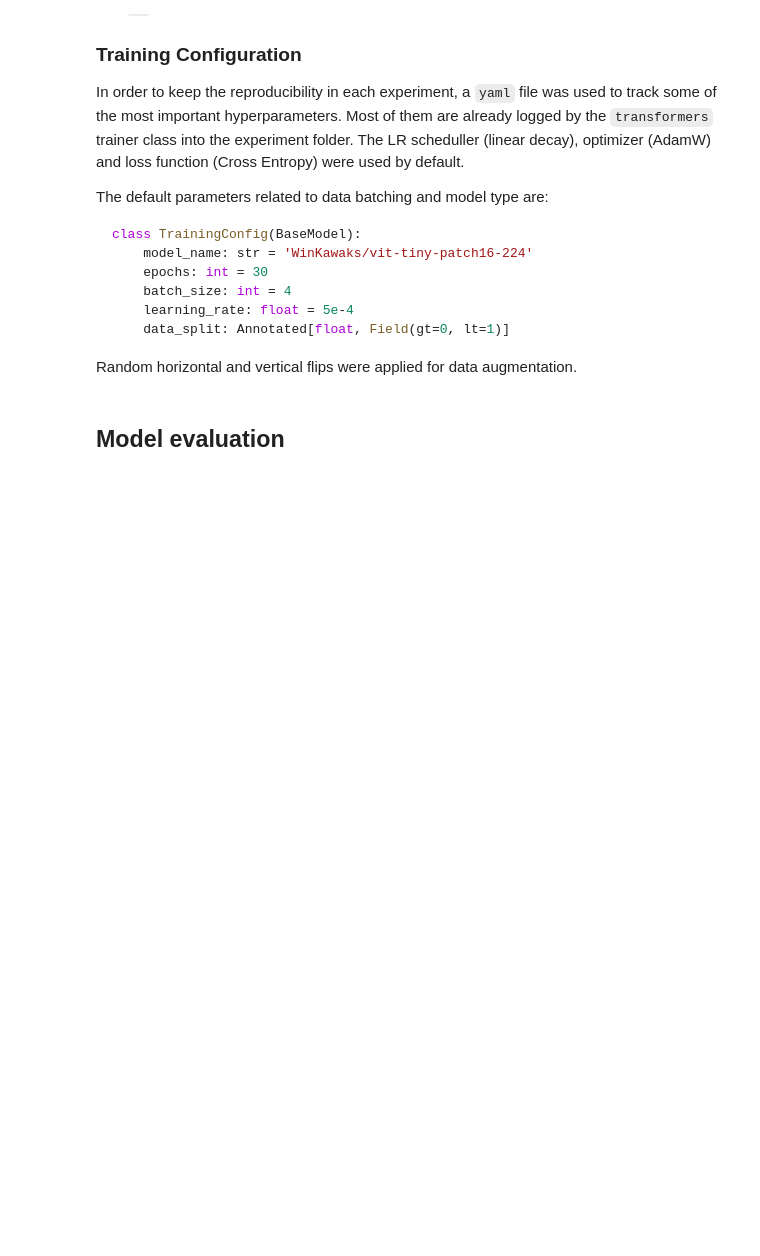
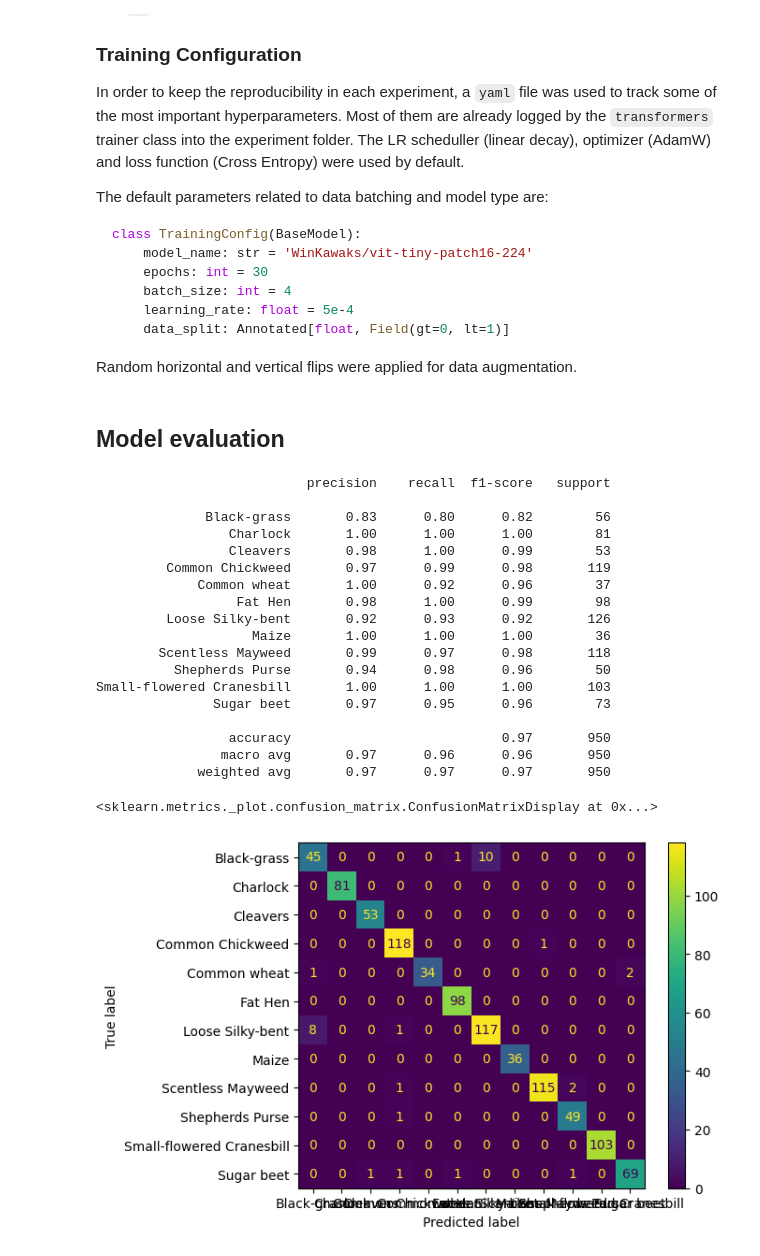
Before and after one commit to maximdorogov/vit-for-multiclass-image-classification, a Jupyter notebook: tryolabs_report.ipynb, the cells around one changed output. Drawn from its saved outputs; the diff is of its cells as text; code cells hidden in the pictures; blank space fills up the shorter version.

```diff
--- a/tryolabs_report.ipynb
+++ b/tryolabs_report.ipynb
@@ -177,28 +177,49 @@ Random horizontal and vertical flips were applied for data augmentation.
 # %%
 from classification_models import GrassClassificationModel
 from torch.utils.data import DataLoader
 from sklearn.metrics import classification_report
 from sklearn.metrics import ConfusionMatrixDisplay
 from utils.utils import EvalDataset, collate_fn
 
-val_data_path = './models/vit_tiny_10/val_data.csv'
+val_data_path = './vit_tiny_10/val_data.csv'
 image_folder = './data/images/'
-model_path = './models/vit_tiny_10/checkpoint-2370'
+model_path = './vit_tiny_10/checkpoint-2370'
 
 dataset = EvalDataset(
     dataset_csv=val_data_path, folder_path=image_folder)
 eval_dataloader = DataLoader(
     dataset=dataset, batch_size=64, collate_fn=collate_fn)
 model = GrassClassificationModel(model_path=model_path)
 
 y_true = list()
 y_pred = list()
 
 for images_batch, labels_batch in eval_dataloader:
 
     preds, _ = model.run_inference(images=images_batch)
     y_true.extend(labels_batch)
     y_pred.extend(preds)
 
 print(classification_report(y_true=y_true, y_pred=y_pred))
 ConfusionMatrixDisplay.from_predictions(y_true=y_true, y_pred=y_pred)
+# %% [output]
+                           precision    recall  f1-score   support
+
+              Black-grass       0.83      0.80      0.82        56
+                 Charlock       1.00      1.00      1.00        81
+                 Cleavers       0.98      1.00      0.99        53
+         Common Chickweed       0.97      0.99      0.98       119
+             Common wheat       1.00      0.92      0.96        37
+                  Fat Hen       0.98      1.00      0.99        98
+         Loose Silky-bent       0.92      0.93      0.92       126
+                    Maize       1.00      1.00      1.00        36
+        Scentless Mayweed       0.99      0.97      0.98       118
+          Shepherds Purse       0.94      0.98      0.96        50
+Small-flowered Cranesbill       1.00      1.00      1.00       103
+               Sugar beet       0.97      0.95      0.96        73
+
+                 accuracy                           0.97       950
+                macro avg       0.97      0.96      0.96       950
+             weighted avg       0.97      0.97      0.97       950
+<sklearn.metrics._plot.confusion_matrix.ConfusionMatrixDisplay at 0x...>
+[figure, added]
```
Also changed, not shown: parts of 2 cells of this notebook.
